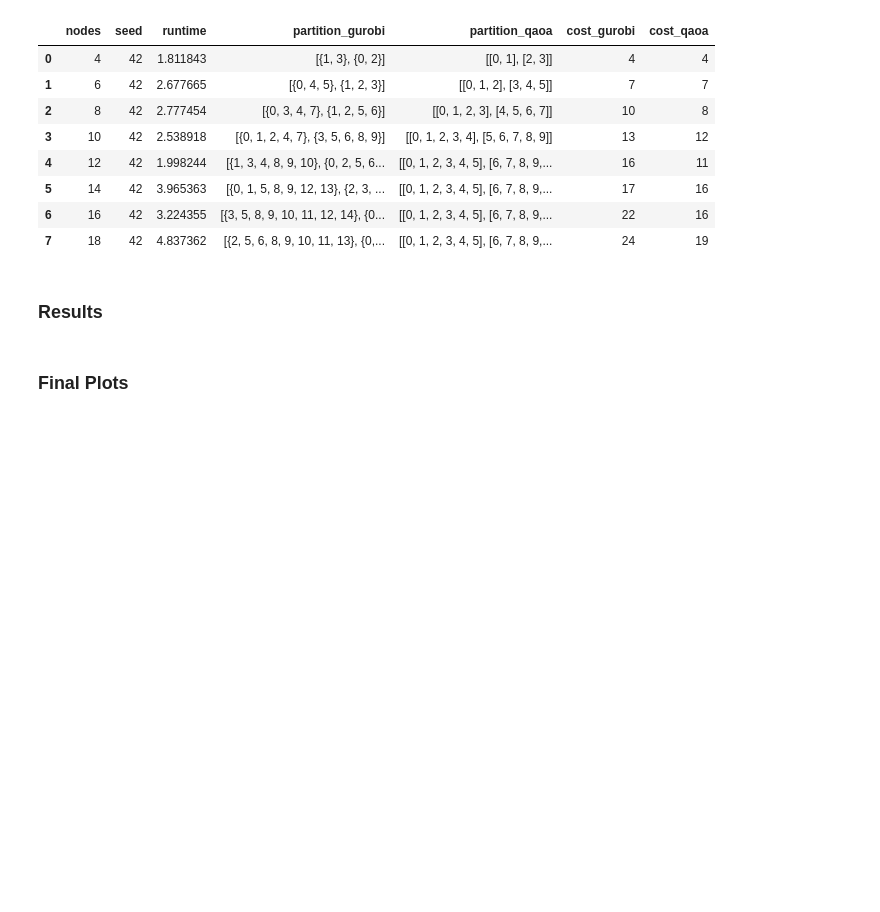
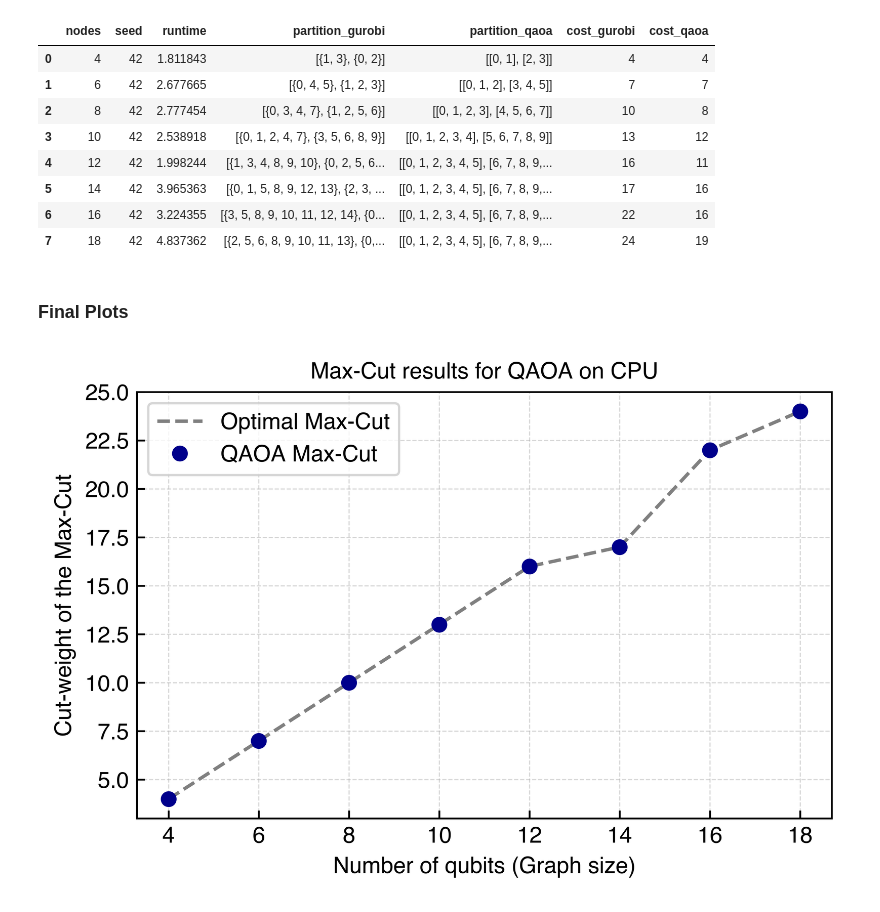
Before and after one commit to chrysanderh/ethz_qhack_24, a Jupyter notebook: Final_Submission.ipynb, the cells around one changed output. Drawn from its saved outputs; the diff is of its cells as text; code cells hidden in the pictures; blank space fills up the shorter version.

Commit message:
Final plots + reordering

```diff
--- a/Final_Submission.ipynb
+++ b/Final_Submission.ipynb
@@ -327,7 +329,41 @@ Elapsed time: 23.83167839050293 seconds
 | 5 | 14 | 42 | 3.965363 | [{0, 1, 5, 8, 9, 12, 13}, {2, 3, ... | [[0, 1, 2, 3, 4, 5], [6, 7, 8, 9,... | 17 | 16 |
 | 6 | 16 | 42 | 3.224355 | [{3, 5, 8, 9, 10, 11, 12, 14}, {0... | [[0, 1, 2, 3, 4, 5], [6, 7, 8, 9,... | 22 | 16 |
 | 7 | 18 | 42 | 4.837362 | [{2, 5, 6, 8, 9, 10, 11, 13}, {0,... | [[0, 1, 2, 3, 4, 5], [6, 7, 8, 9,... | 24 | 19 |
-# %% [markdown]
-### Results
 # %% [markdown]
 ### Final Plots
+# %%
+import pandas as pd
+
+data_cpu_4_18 = pd.read_csv('./results/CPU_results.csv')
+data_GPU_4_36 = pd.read_csv('./results/results_qaoa_4_36_gpu.csv')
+
+gurobi_cost_cpu = data_cpu_4_18['cost_gurobi']
+qaoa_cost_cpu = data_cpu_4_18['cost_qaoa']
+qaoa_runtime_cpu = data_cpu_4_18['runtime']
+nb_qubits_cpu = data_cpu_4_18['nodes']
+
+
+gurobi_cost_gpu = data_GPU_4_36['cost_gurobi']
+qaoa_cost_gpu = data_GPU_4_36['cost_qaoa']
+qaoa_runtime_gpu = data_GPU_4_36['runtime']
+nb_qubits_gpu = data_GPU_4_36['nodes']
+# %%
+import numpy as np
+import matplotlib.pyplot as plt
+from src.general import apply_formatting
+
+
+apply_formatting()
+plt.plot(nb_qubits_cpu, gurobi_cost_cpu, label='Optimal Max-Cut', color='grey', linestyle='--')
+plt.plot(nb_qubits_cpu, qaoa_cost_cpu, label='QAOA Max-Cut', color='darkblue', marker='o', linewidth = 0)
+
+
+plt.xlabel('Number of qubits (Graph size)')
+plt.ylabel(r'Cut-weight of the Max-Cut')
+
+plt.legend()
+plt.grid(which='both', linestyle='--', linewidth=0.5, alpha=0.5)
+plt.title('Max-Cut results for QAOA on CPU')
+plt.show()
+# %% [output]
+[figure, added]
```
Also changed, not shown: parts of 4 cells of this notebook, 11 other files.
